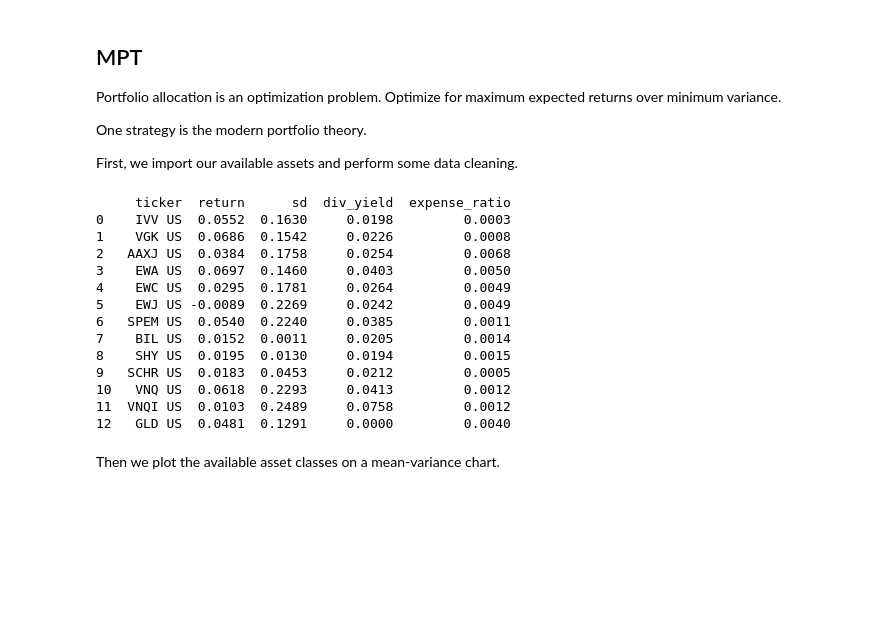
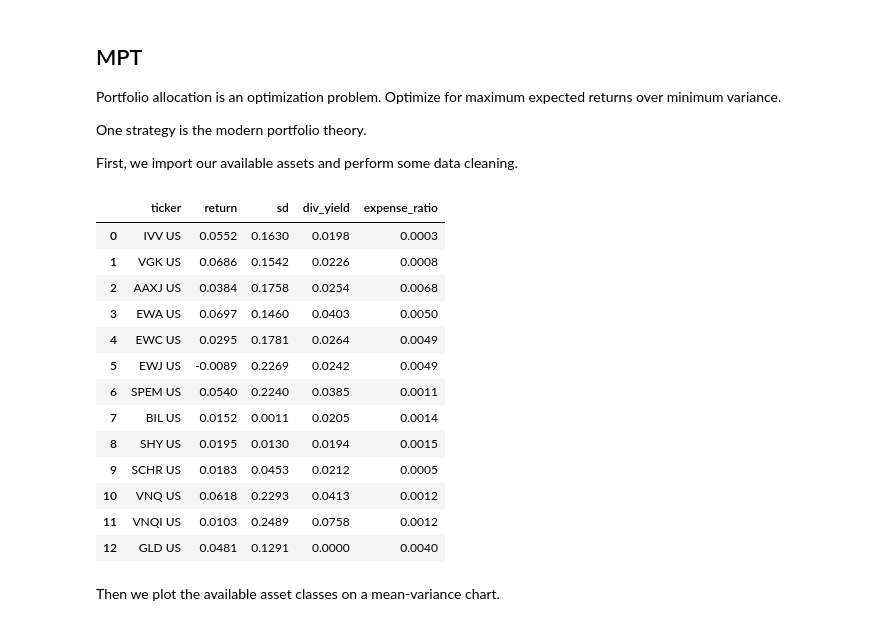
Before and after one commit to vongst/stshwy, a Jupyter notebook: Case 2.ipynb, the cells around one changed output. Drawn from its saved outputs; the diff is of its cells as text; code cells hidden in the pictures; blank space fills up the shorter version.

```diff
--- a/Case 2.ipynb
+++ b/Case 2.ipynb
@@ -30,23 +29,23 @@ ast.columns = ['ticker', 'return', 'sd', 'div_yield', 'expense_ratio'] # rename
 # Format % string to float for all but 1st column
 for column in ast.columns[1:]:
     ast[column] = ast[column].replace('%','',regex=True).astype('float')/100
-
-print(ast)
-# %% [output]
-     ticker  return      sd  div_yield  expense_ratio
-0    IVV US  0.0552  0.1630     0.0198         0.0003
-1    VGK US  0.0686  0.1542     0.0226         0.0008
-2   AAXJ US  0.0384  0.1758     0.0254         0.0068
-3    EWA US  0.0697  0.1460     0.0403         0.0050
-4    EWC US  0.0295  0.1781     0.0264         0.0049
-5    EWJ US -0.0089  0.2269     0.0242         0.0049
-6   SPEM US  0.0540  0.2240     0.0385         0.0011
-7    BIL US  0.0152  0.0011     0.0205         0.0014
-8    SHY US  0.0195  0.0130     0.0194         0.0015
-9   SCHR US  0.0183  0.0453     0.0212         0.0005
-10   VNQ US  0.0618  0.2293     0.0413         0.0012
-11  VNQI US  0.0103  0.2489     0.0758         0.0012
-12   GLD US  0.0481  0.1291     0.0000         0.0040
+# %%
+ast
+# %% [output]
+|  | ticker | return | sd | div_yield | expense_ratio |
+| 0 | IVV US | 0.0552 | 0.1630 | 0.0198 | 0.0003 |
+| 1 | VGK US | 0.0686 | 0.1542 | 0.0226 | 0.0008 |
+| 2 | AAXJ US | 0.0384 | 0.1758 | 0.0254 | 0.0068 |
+| 3 | EWA US | 0.0697 | 0.1460 | 0.0403 | 0.0050 |
+| 4 | EWC US | 0.0295 | 0.1781 | 0.0264 | 0.0049 |
+| 5 | EWJ US | -0.0089 | 0.2269 | 0.0242 | 0.0049 |
+| 6 | SPEM US | 0.0540 | 0.2240 | 0.0385 | 0.0011 |
+| 7 | BIL US | 0.0152 | 0.0011 | 0.0205 | 0.0014 |
+| 8 | SHY US | 0.0195 | 0.0130 | 0.0194 | 0.0015 |
+| 9 | SCHR US | 0.0183 | 0.0453 | 0.0212 | 0.0005 |
+| 10 | VNQ US | 0.0618 | 0.2293 | 0.0413 | 0.0012 |
+| 11 | VNQI US | 0.0103 | 0.2489 | 0.0758 | 0.0012 |
+| 12 | GLD US | 0.0481 | 0.1291 | 0.0000 | 0.0040 |
 # %% [markdown]
 Then we plot the available asset classes on a mean-variance chart.
 # %%
```
Also changed, not shown: parts of 7 cells of this notebook, 1 other file.
